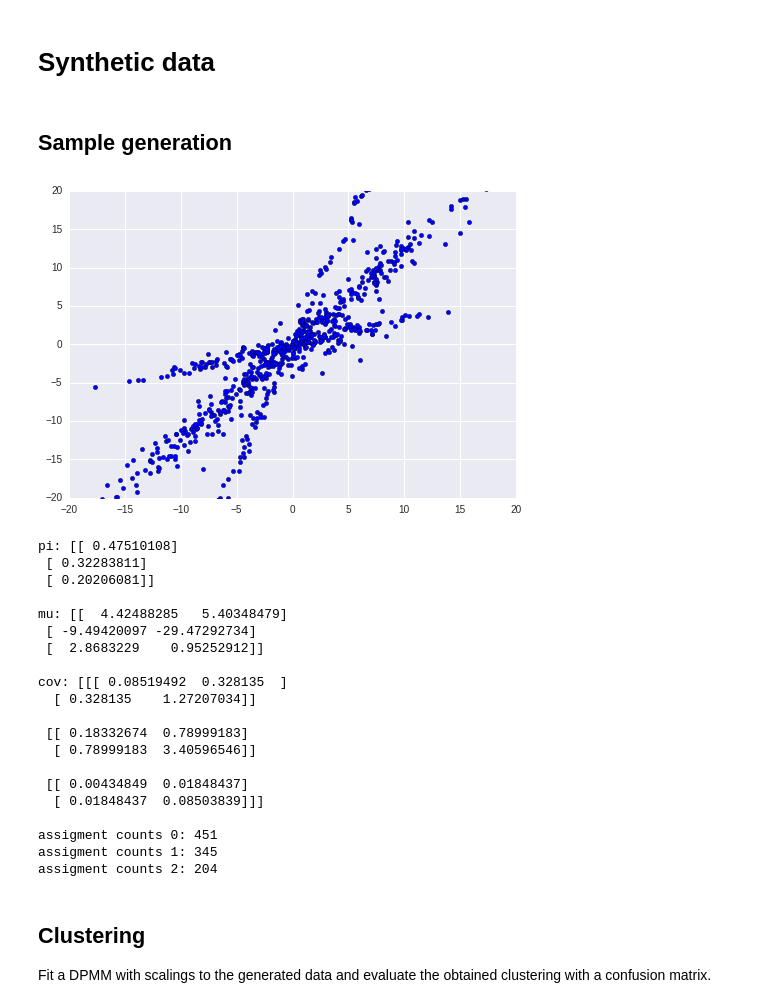
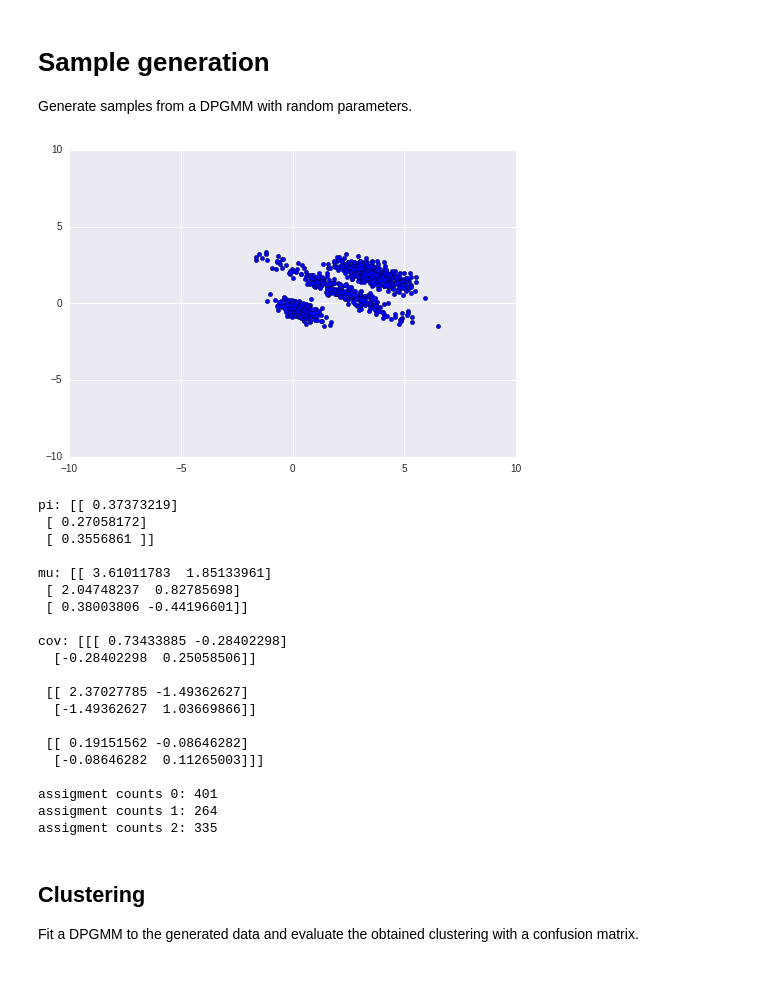
Before and after one commit to pedrofale/Thesis-Code, a Jupyter notebook: notebooks/Experiments.ipynb, the cells around one changed output. Cells and saved outputs as stored; diff of their text form; code cells hidden in the pictures; blank space fills up the shorter version.

```diff
--- a/notebooks/Experiments.ipynb
+++ b/notebooks/Experiments.ipynb
@@ -6,4 +13,0 @@ import seaborn as sns
-# %% [markdown]
-# Synthetic data
-# %% [markdown]
-## Sample generation
@@ -17,47 +14,55 @@ biscuit = Biscuit()
+# %% [markdown]
+# Sample generation
+Generate samples from a DPGMM with random parameters.
 # %%
+# Settings
 N = 1000
 d = 2
 K = 3
 
-X = multivariate_normal.rvs(mean=[0., 0.], cov=2*np.eye(2), size = N)
+# Feed
+X = multivariate_normal.rvs(mean=[0., 0.], cov=np.eye(2), size = N)
 
-biscuit.set_random_parameters(X, K)
-X, z = biscuit.sample(N)
+# Create a random DPGMM and sample from it
+dpgmm = DPGMM()
+dpgmm.set_random_parameters(X, K)
+X, z = dpgmm.sample(N)
 
+# Plot samples
 plt.scatter(X[:, 0], X[:, 1])
-plt.axis([-20, 20, -20, 20])
+plt.axis([-10, 10, -10, 10])
 plt.show()
 
-print("pi: " + str(biscuit.pi))
+print("pi: " + str(dpgmm.pi))
 print("")
-print("mu: " + str(biscuit.mu))
+print("mu: " + str(dpgmm.mu))
 print("")
-print("cov: " + str(biscuit.cov))
+print("cov: " + str(dpgmm.cov))
 print("")
-for i in range(K):
+for i in range(dpgmm.K_active):
     print("assigment counts " + str(i) + ": " + str(np.count_nonzero(z == i)))
 # %% [output]
-[figure, old version]
+[figure, new version]
-pi: [[ 0.47510108]
- [ 0.32283811]
- [ 0.20206081]]
+pi: [[ 0.37373219]
+ [ 0.27058172]
+ [ 0.3556861 ]]
 
-mu: [[  4.42488285   5.40348479]
- [ -9.49420097 -29.47292734]
- [  2.8683229    0.95252912]]
+mu: [[ 3.61011783  1.85133961]
+ [ 2.04748237  0.82785698]
+ [ 0.38003806 -0.44196601]]
 
-cov: [[[ 0.08519492  0.328135  ]
-  [ 0.328135    1.27207034]]
+cov: [[[ 0.73433885 -0.28402298]
+  [-0.28402298  0.25058506]]
 
- [[ 0.18332674  0.78999183]
-  [ 0.78999183  3.40596546]]
+ [[ 2.37027785 -1.49362627]
+  [-1.49362627  1.03669866]]
 
- [[ 0.00434849  0.01848437]
-  [ 0.01848437  0.08503839]]]
+ [[ 0.19151562 -0.08646282]
+  [-0.08646282  0.11265003]]]
 
-assigment counts 0: 451
-assigment counts 1: 345
-assigment counts 2: 204
+assigment counts 0: 401
+assigment counts 1: 264
+assigment counts 2: 335
 # %% [markdown]
 ## Clustering
-Fit a DPMM with scalings to the generated data and evaluate the obtained clustering with a confusion matrix.
+Fit a DPGMM to the generated data and evaluate the obtained clustering with a confusion matrix.
```
Also changed, not shown: parts of 7 cells of this notebook.
